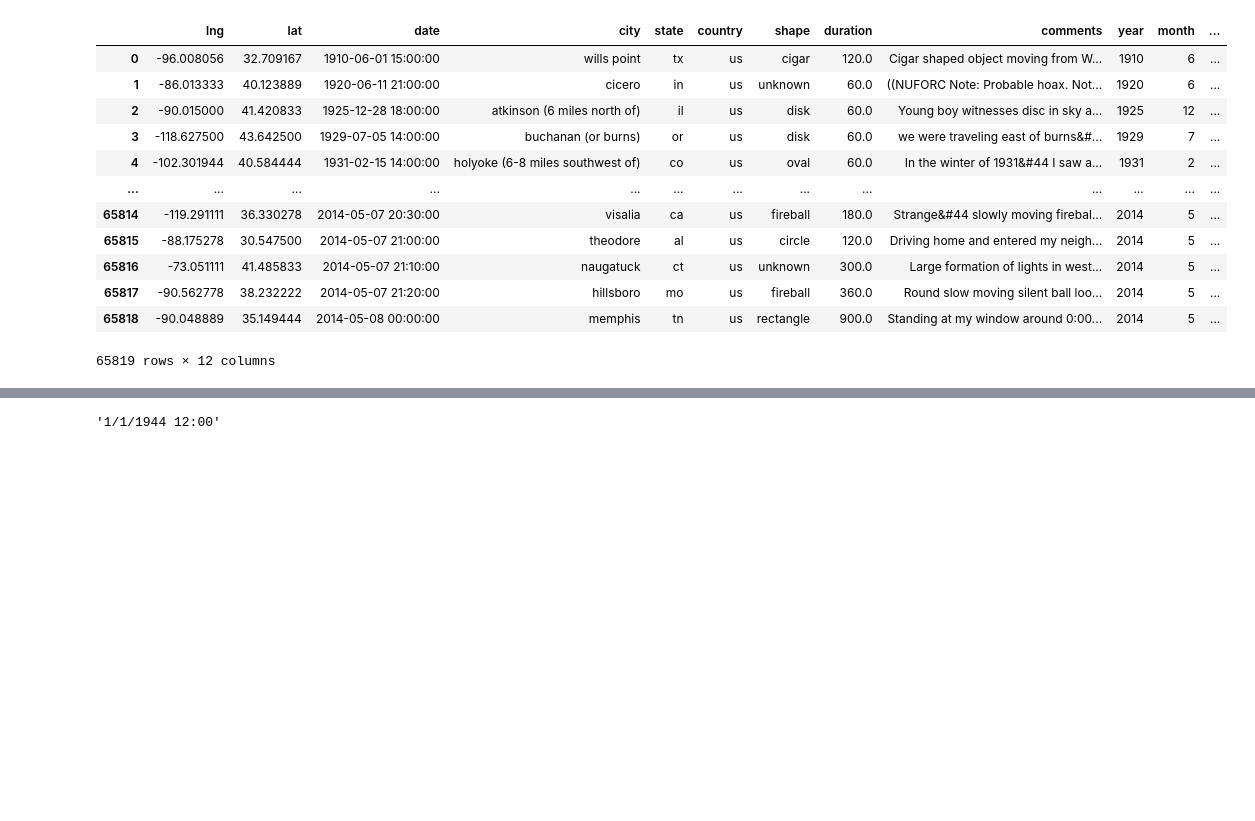
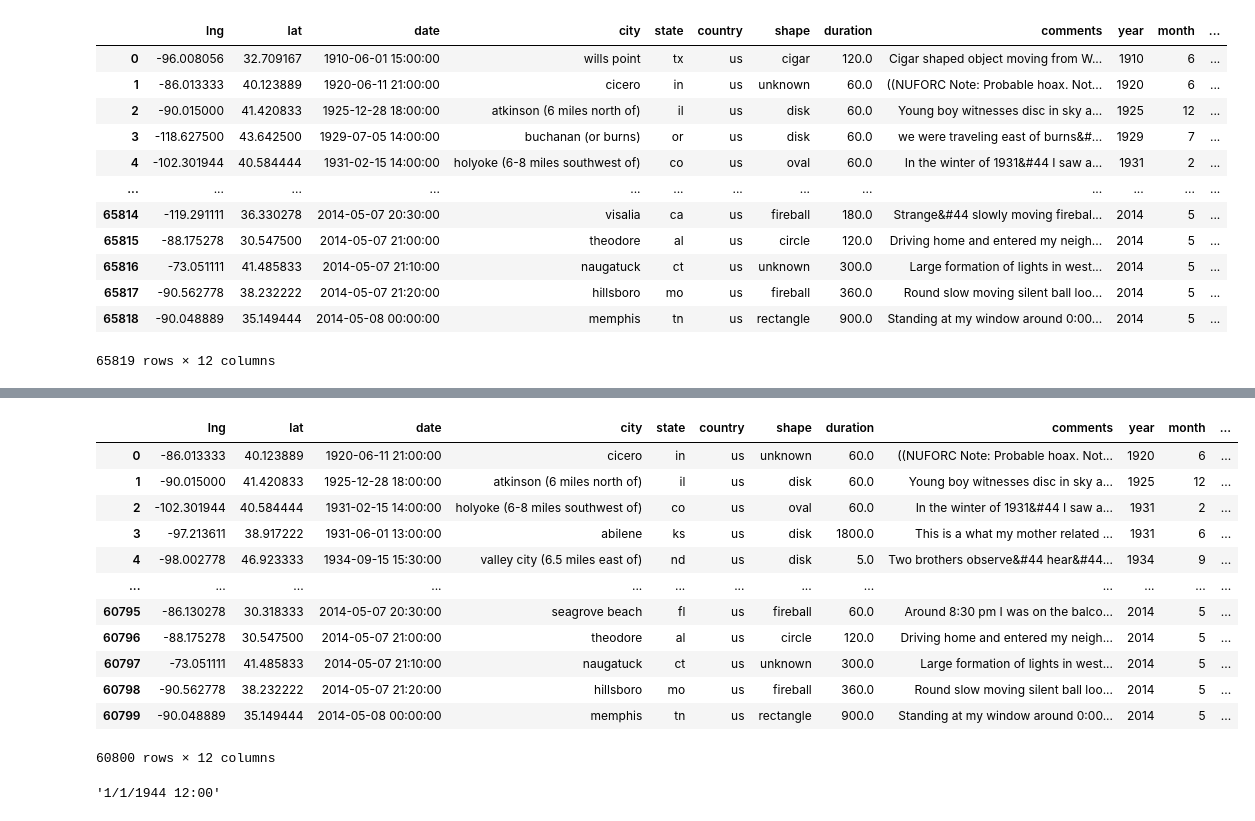
Before and after one commit to remy177/ufoProject, a Jupyter notebook: ufoCSV.ipynb, the cells around one changed output, grey strips where cells are left out. Cells and saved outputs as stored; diff of their text form; code cells hidden in the pictures; blank space fills up the shorter version.

```diff
--- a/ufoCSV.ipynb
+++ b/ufoCSV.ipynb
@@ -183,4 +183,20 @@ us16800_df
 16800 rows × 12 columns
+# %%
+us60800_df
+# %% [output]
+|  | lng | lat | date | city | state | country | shape | duration | comments | year | month | ... |
+| 0 | -86.013333 | 40.123889 | 1920-06-11 21:00:00 | cicero | in | us | unknown | 60.0 | ((NUFORC Note: Probable hoax. Not... | 1920 | 6 | ... |
+| 1 | -90.015000 | 41.420833 | 1925-12-28 18:00:00 | atkinson (6 miles north of) | il | us | disk | 60.0 | Young boy witnesses disc in sky a... | 1925 | 12 | ... |
+| 2 | -102.301944 | 40.584444 | 1931-02-15 14:00:00 | holyoke (6-8 miles southwest of) | co | us | oval | 60.0 | In the winter of 1931&#44 I saw a... | 1931 | 2 | ... |
+| 3 | -97.213611 | 38.917222 | 1931-06-01 13:00:00 | abilene | ks | us | disk | 1800.0 | This is a what my mother related ... | 1931 | 6 | ... |
+| 4 | -98.002778 | 46.923333 | 1934-09-15 15:30:00 | valley city (6.5 miles east of) | nd | us | disk | 5.0 | Two brothers observe&#44 hear&#44... | 1934 | 9 | ... |
+| ... | ... | ... | ... | ... | ... | ... | ... | ... | ... | ... | ... | ... |
+| 60795 | -86.130278 | 30.318333 | 2014-05-07 20:30:00 | seagrove beach | fl | us | fireball | 60.0 | Around 8:30 pm I was on the balco... | 2014 | 5 | ... |
+| 60796 | -88.175278 | 30.547500 | 2014-05-07 21:00:00 | theodore | al | us | circle | 120.0 | Driving home and entered my neigh... | 2014 | 5 | ... |
+| 60797 | -73.051111 | 41.485833 | 2014-05-07 21:10:00 | naugatuck | ct | us | unknown | 300.0 | Large formation of lights in west... | 2014 | 5 | ... |
+| 60798 | -90.562778 | 38.232222 | 2014-05-07 21:20:00 | hillsboro | mo | us | fireball | 360.0 | Round slow moving silent ball loo... | 2014 | 5 | ... |
+| 60799 | -90.048889 | 35.149444 | 2014-05-08 00:00:00 | memphis | tn | us | rectangle | 900.0 | Standing at my window around 0:00... | 2014 | 5 | ... |
+60800 rows × 12 columns
 # %%
 us168_df.to_csv('us168ufoData.csv', index=False, header=True)
 us1680_df.to_csv('us1680ufoData.csv', index=False, header=True)
```
Also changed, not shown: parts of 4 cells of this notebook, 7 other files.
